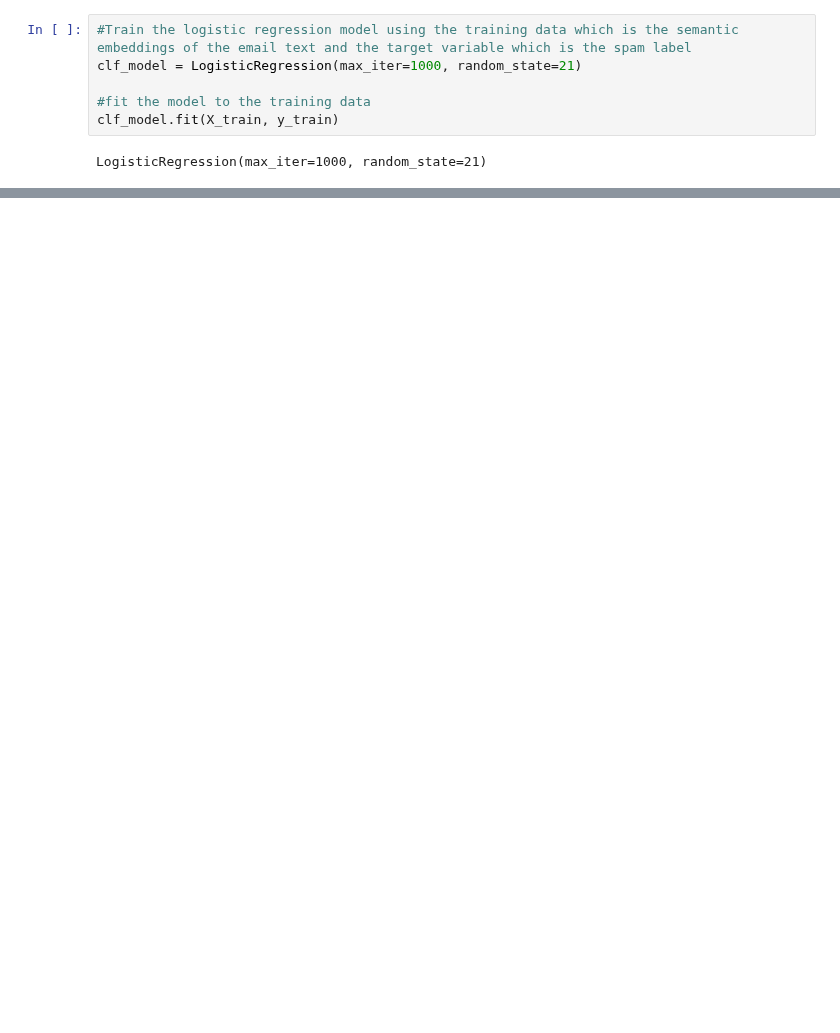
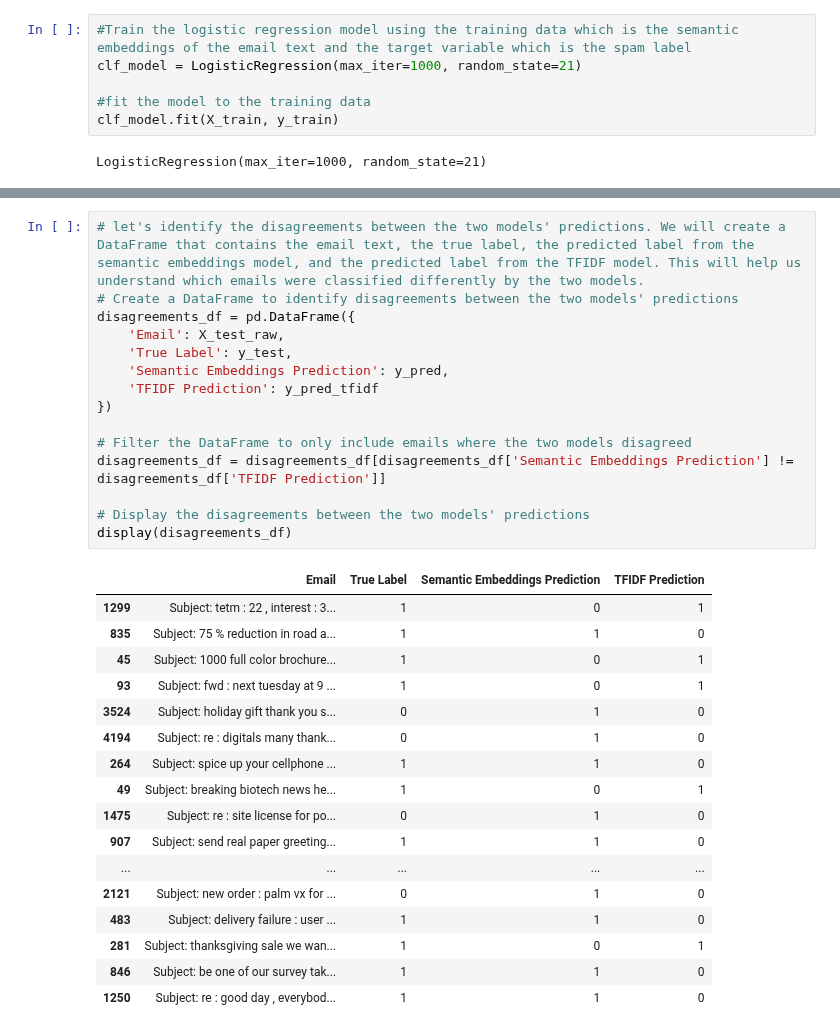
Before and after one commit to sarbottambhagat/spam-email-classification, a Jupyter notebook: notebooks/01_spam_classification.ipynb, the cells around one changed output, grey strips where cells are left out. Saved outputs shown, nothing was run; the diff lists cells and outputs as text; blank space fills up the shorter version.

```diff
--- a/notebooks/01_spam_classification.ipynb
+++ b/notebooks/01_spam_classification.ipynb
@@ -83,0 +233,33 @@ Click here to get in touch with money doubling consultant now: SPAM
+# %%
+# let's identify the disagreements between the two models' predictions. We will create a DataFrame that contains the email text, the true label, the predicted label from the semantic embeddings model, and the predicted label from the TFIDF model. This will help us understand which emails were classified differently by the two models.
+# Create a DataFrame to identify disagreements between the two models' predictions
+disagreements_df = pd.DataFrame({
+    'Email': X_test_raw,
+    'True Label': y_test,
+    'Semantic Embeddings Prediction': y_pred,
+    'TFIDF Prediction': y_pred_tfidf
+})
+
+# Filter the DataFrame to only include emails where the two models disagreed
+disagreements_df = disagreements_df[disagreements_df['Semantic Embeddings Prediction'] != disagreements_df['TFIDF Prediction']]
+
+# Display the disagreements between the two models' predictions
+display(disagreements_df)
+# %% [output]
+|  | Email | True Label | Semantic Embeddings Prediction | TFIDF Prediction |
+| 1299 | Subject: tetm : 22 , interest : 3... | 1 | 0 | 1 |
+| 835 | Subject: 75 % reduction in road a... | 1 | 1 | 0 |
+| 45 | Subject: 1000 full color brochure... | 1 | 0 | 1 |
+| 93 | Subject: fwd : next tuesday at 9 ... | 1 | 0 | 1 |
+| 3524 | Subject: holiday gift thank you s... | 0 | 1 | 0 |
+| 4194 | Subject: re : digitals many thank... | 0 | 1 | 0 |
+| 264 | Subject: spice up your cellphone ... | 1 | 1 | 0 |
+| 49 | Subject: breaking biotech news he... | 1 | 0 | 1 |
+| 1475 | Subject: re : site license for po... | 0 | 1 | 0 |
+| 907 | Subject: send real paper greeting... | 1 | 1 | 0 |
+| ... | ... | ... | ... | ... |
+| 2121 | Subject: new order : palm vx for ... | 0 | 1 | 0 |
+| 483 | Subject: delivery failure : user ... | 1 | 1 | 0 |
+| 281 | Subject: thanksgiving sale we wan... | 1 | 0 | 1 |
+| 846 | Subject: be one of our survey tak... | 1 | 1 | 0 |
+| 1250 | Subject: re : good day , everybod... | 1 | 1 | 0 |
```
Also changed, not shown: parts of 15 cells of this notebook.
